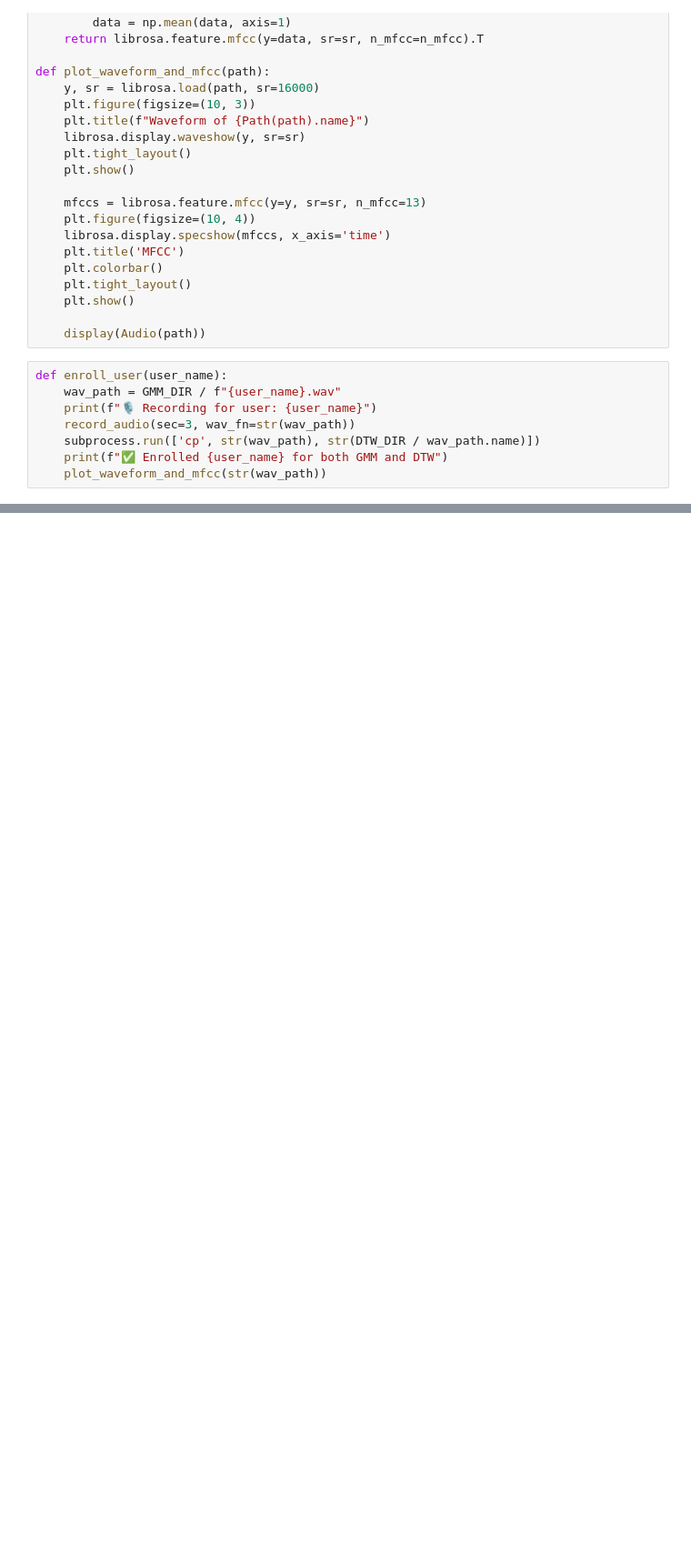
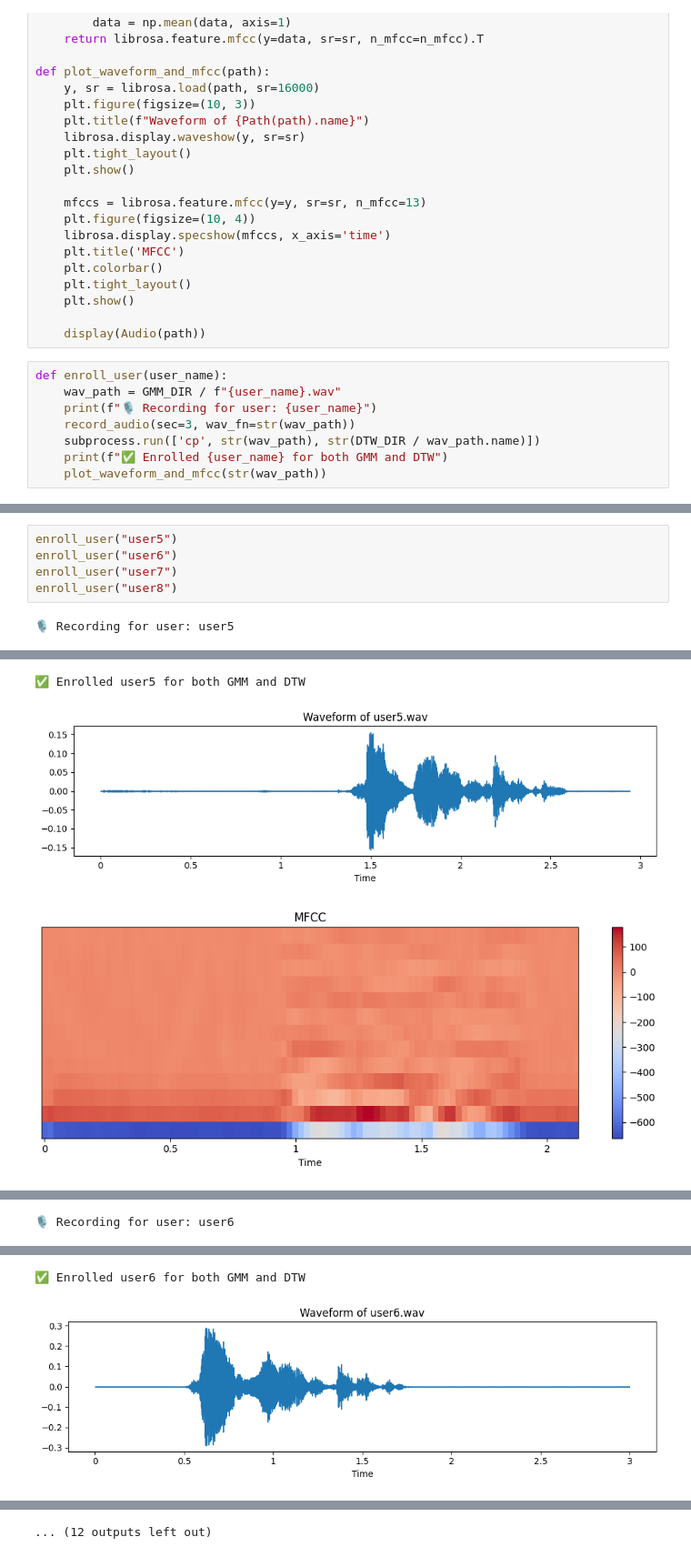
Before and after one commit to jupawest/SoSSProject, a Jupyter notebook: voice_recognition_model4.ipynb, the cells around one changed output, grey strips where cells are left out. Shown at 91% size. Cells and saved outputs as stored; diff of their text form; blank space fills up the shorter version.

```diff
--- a/voice_recognition_model4.ipynb
+++ b/voice_recognition_model4.ipynb
@@ -190,0 +210,7 @@ enroll_user("user3")
+# %%
+enroll_user("user5")
+enroll_user("user6")
+enroll_user("user7")
+enroll_user("user8")
+# %% [output]
+🎙️ Recording for user: user5
@@ -190,0 +218,3 @@ enroll_user("user3")
+✅ Enrolled user5 for both GMM and DTW
+[figure, added]
+[figure, added]
@@ -190,0 +222 @@ enroll_user("user3")
+🎙️ Recording for user: user6
@@ -190,0 +224,2 @@ enroll_user("user3")
+✅ Enrolled user6 for both GMM and DTW
+[figure, added]
@@ -190,0 +228 @@ enroll_user("user3")
+... (12 outputs left out)
```
Also changed, not shown: parts of 16 cells of this notebook.
